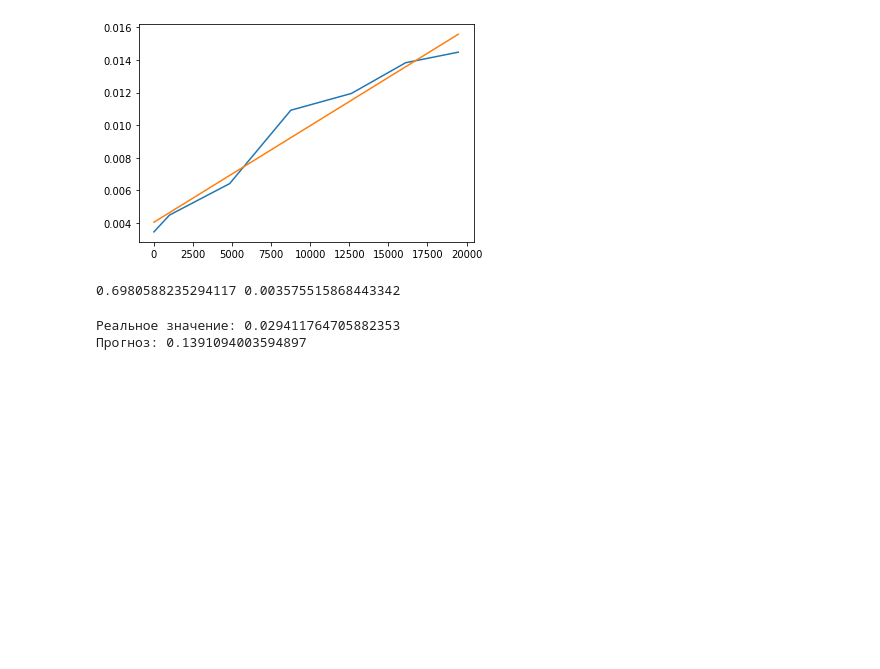
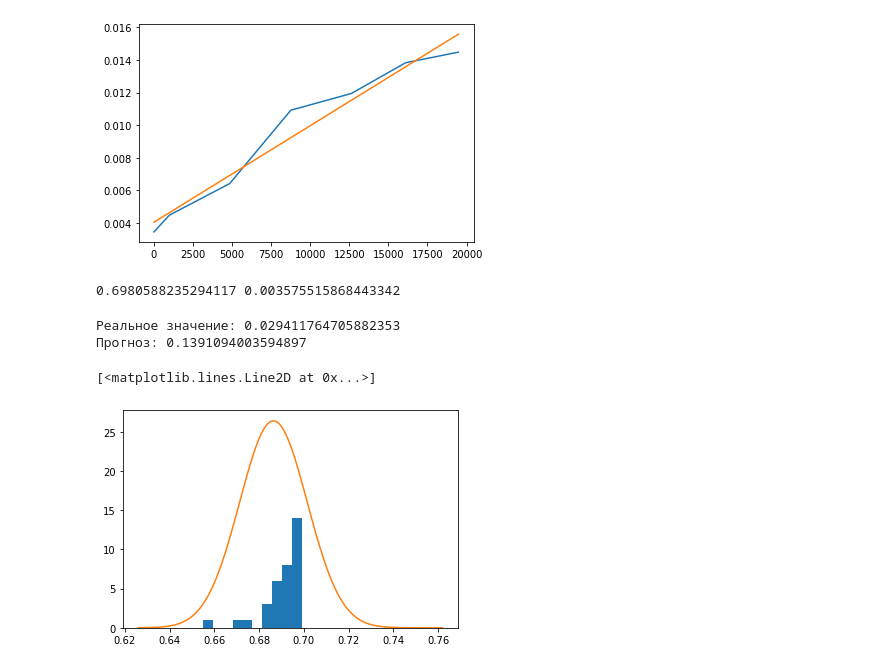
Before and after one commit to rommmmmka/data-processing, a Jupyter notebook: regression.ipynb, the cells around one changed output. Drawn from its saved outputs; the diff is of its cells as text; code cells hidden in the pictures; blank space fills up the shorter version.

```diff
--- a/regression.ipynb
+++ b/regression.ipynb
@@ -95,3 +94,11 @@ print("Прогноз:", sps.norm(loc=mean_test, scale=std_test).cdf(y_limit))
 # %% [output]
 Реальное значение: 0.029411764705882353
 Прогноз: 0.1391094003594897
+# %%
+plt.hist(test[columns[6]])
+# plt.hist(file[columns[6]])
+x = np.linspace(mean_test - 4 * std_test, mean_test + 5 * std_test, 100)
+plt.plot(x, sps.norm(loc=mean_test, scale=std_test).pdf(x))
+# %% [output]
+[<matplotlib.lines.Line2D at 0x...>]
+[figure, added]
```
Also changed, not shown: parts of 1 cell of this notebook.
